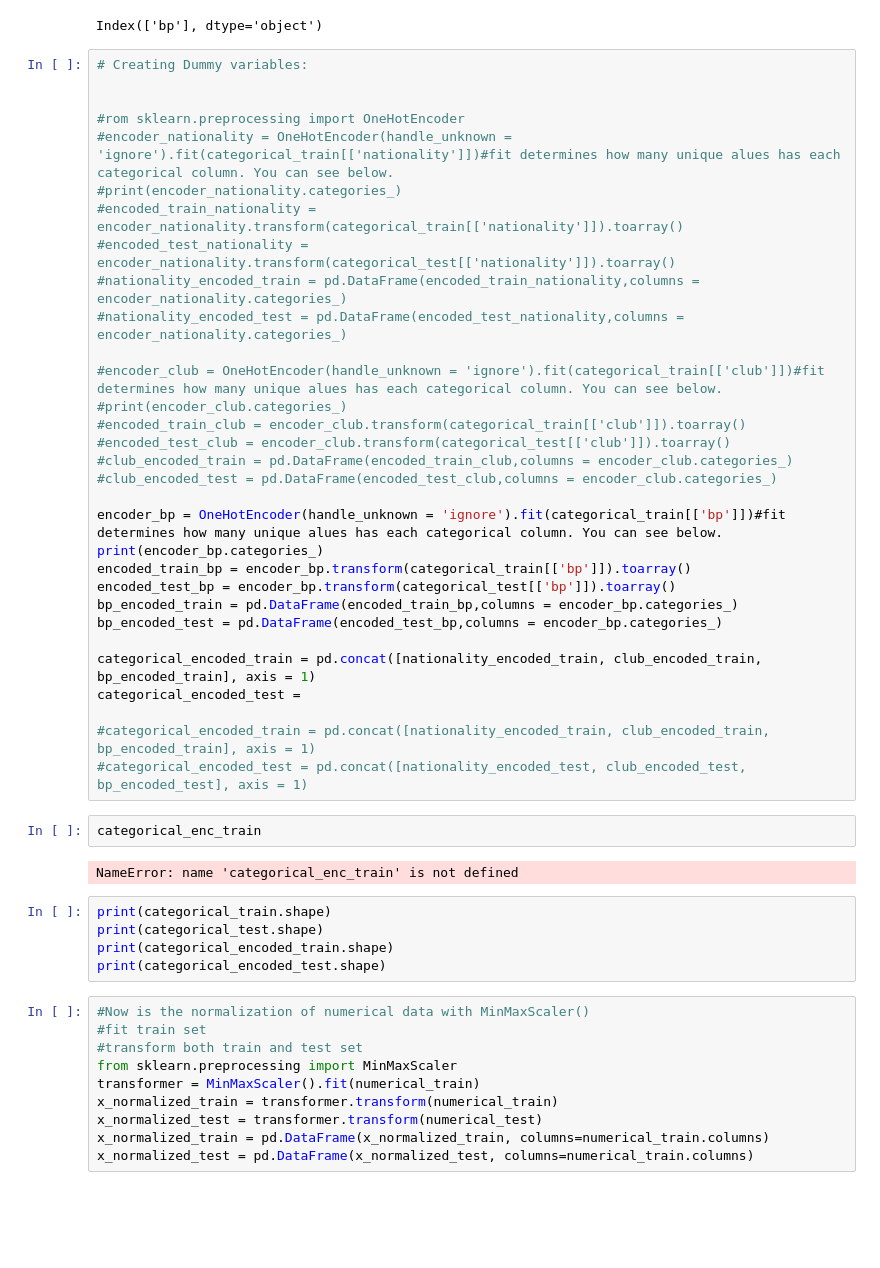
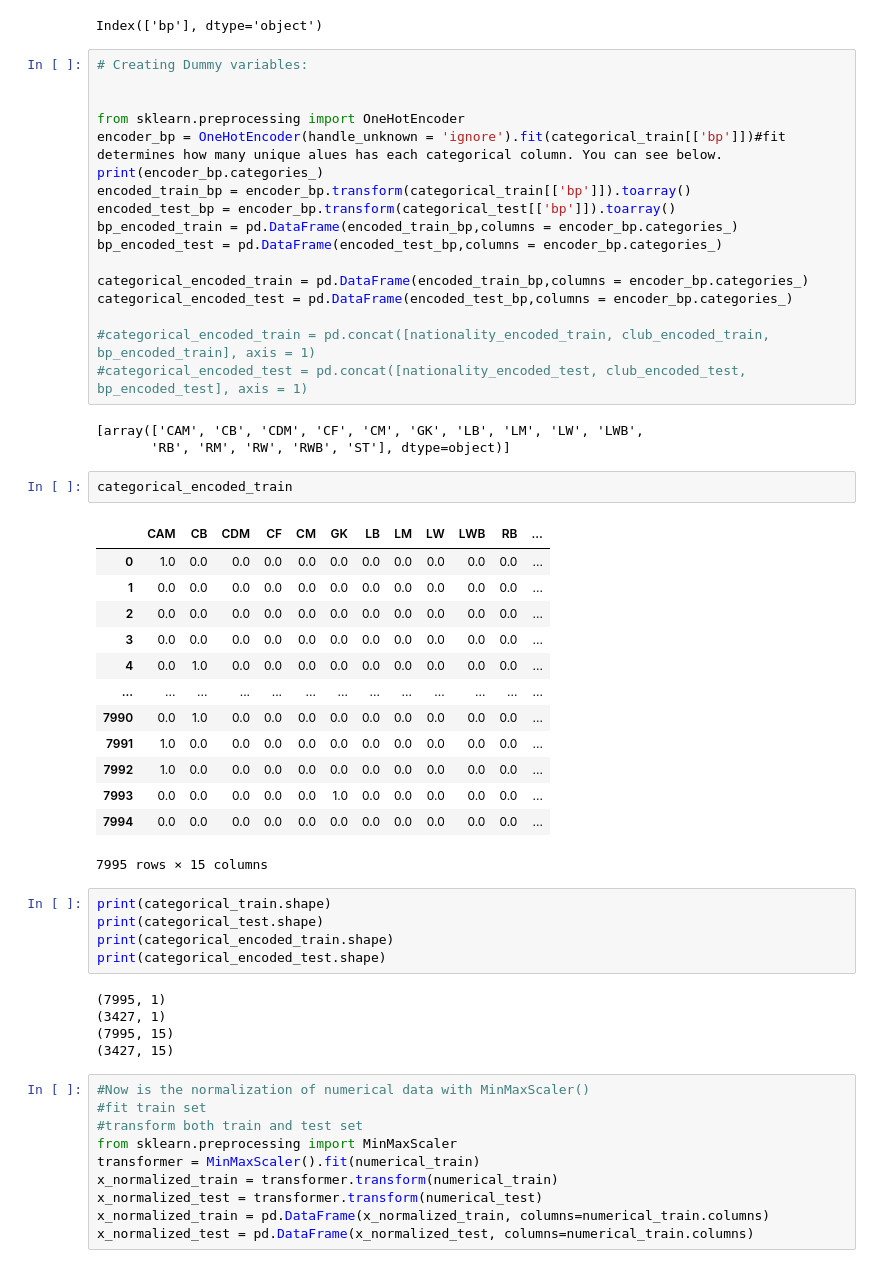
Before and after one commit to Rbrt05/Fifa_Challenge, a Jupyter notebook: team_fifa_final.ipynb, the cells around one changed output. Drawn from its saved outputs; the diff is of its cells as text; blank space fills up the shorter version.

```diff
--- a/team_fifa_final.ipynb
+++ b/team_fifa_final.ipynb
@@ -326,21 +327,7 @@ Index(['bp'], dtype='object')
 # Creating Dummy variables:
 
 
-#rom sklearn.preprocessing import OneHotEncoder
-#encoder_nationality = OneHotEncoder(handle_unknown = 'ignore').fit(categorical_train[['nationality']])#fit determines how many unique alues has each categorical column. You can see below.
-#print(encoder_nationality.categories_)
-#encoded_train_nationality = encoder_nationality.transform(categorical_train[['nationality']]).toarray()
-#encoded_test_nationality = encoder_nationality.transform(categorical_test[['nationality']]).toarray()
-#nationality_encoded_train = pd.DataFrame(encoded_train_nationality,columns = encoder_nationality.categories_)
-#nationality_encoded_test = pd.DataFrame(encoded_test_nationality,columns = encoder_nationality.categories_)
-
-#encoder_club = OneHotEncoder(handle_unknown = 'ignore').fit(categorical_train[['club']])#fit determines how many unique alues has each categorical column. You can see below.
-#print(encoder_club.categories_)
-#encoded_train_club = encoder_club.transform(categorical_train[['club']]).toarray()
-#encoded_test_club = encoder_club.transform(categorical_test[['club']]).toarray()
-#club_encoded_train = pd.DataFrame(encoded_train_club,columns = encoder_club.categories_)
-#club_encoded_test = pd.DataFrame(encoded_test_club,columns = encoder_club.categories_)
-
+from sklearn.preprocessing import OneHotEncoder
 encoder_bp = OneHotEncoder(handle_unknown = 'ignore').fit(categorical_train[['bp']])#fit determines how many unique alues has each categorical column. You can see below.
 print(encoder_bp.categories_)
 encoded_train_bp = encoder_bp.transform(categorical_train[['bp']]).toarray()
@@ -348,20 +335,40 @@ encoded_test_bp = encoder_bp.transform(categorical_test[['bp']]).toarray()
 bp_encoded_train = pd.DataFrame(encoded_train_bp,columns = encoder_bp.categories_)
 bp_encoded_test = pd.DataFrame(encoded_test_bp,columns = encoder_bp.categories_)
 
-categorical_encoded_train = pd.concat([nationality_encoded_train, club_encoded_train, bp_encoded_train], axis = 1)
-categorical_encoded_test =
+categorical_encoded_train = pd.DataFrame(encoded_train_bp,columns = encoder_bp.categories_)
+categorical_encoded_test = pd.DataFrame(encoded_test_bp,columns = encoder_bp.categories_)
 
 #categorical_encoded_train = pd.concat([nationality_encoded_train, club_encoded_train, bp_encoded_train], axis = 1)
 #categorical_encoded_test = pd.concat([nationality_encoded_test, club_encoded_test, bp_encoded_test], axis = 1)
+# %% [output]
+[array(['CAM', 'CB', 'CDM', 'CF', 'CM', 'GK', 'LB', 'LM', 'LW', 'LWB',
+       'RB', 'RM', 'RW', 'RWB', 'ST'], dtype=object)]
 # %%
-categorical_enc_train
+categorical_encoded_train
 # %% [output]
+|  | CAM | CB | CDM | CF | CM | GK | LB | LM | LW | LWB | RB | ... |
+| 0 | 1.0 | 0.0 | 0.0 | 0.0 | 0.0 | 0.0 | 0.0 | 0.0 | 0.0 | 0.0 | 0.0 | ... |
+| 1 | 0.0 | 0.0 | 0.0 | 0.0 | 0.0 | 0.0 | 0.0 | 0.0 | 0.0 | 0.0 | 0.0 | ... |
+| 2 | 0.0 | 0.0 | 0.0 | 0.0 | 0.0 | 0.0 | 0.0 | 0.0 | 0.0 | 0.0 | 0.0 | ... |
+| 3 | 0.0 | 0.0 | 0.0 | 0.0 | 0.0 | 0.0 | 0.0 | 0.0 | 0.0 | 0.0 | 0.0 | ... |
+| 4 | 0.0 | 1.0 | 0.0 | 0.0 | 0.0 | 0.0 | 0.0 | 0.0 | 0.0 | 0.0 | 0.0 | ... |
+| ... | ... | ... | ... | ... | ... | ... | ... | ... | ... | ... | ... | ... |
+| 7990 | 0.0 | 1.0 | 0.0 | 0.0 | 0.0 | 0.0 | 0.0 | 0.0 | 0.0 | 0.0 | 0.0 | ... |
+| 7991 | 1.0 | 0.0 | 0.0 | 0.0 | 0.0 | 0.0 | 0.0 | 0.0 | 0.0 | 0.0 | 0.0 | ... |
+| 7992 | 1.0 | 0.0 | 0.0 | 0.0 | 0.0 | 0.0 | 0.0 | 0.0 | 0.0 | 0.0 | 0.0 | ... |
+| 7993 | 0.0 | 0.0 | 0.0 | 0.0 | 0.0 | 1.0 | 0.0 | 0.0 | 0.0 | 0.0 | 0.0 | ... |
+| 7994 | 0.0 | 0.0 | 0.0 | 0.0 | 0.0 | 0.0 | 0.0 | 0.0 | 0.0 | 0.0 | 0.0 | ... |
-NameError: name 'categorical_enc_train' is not defined
+7995 rows × 15 columns
 # %%
 print(categorical_train.shape)
 print(categorical_test.shape)
 print(categorical_encoded_train.shape)
 print(categorical_encoded_test.shape)
+# %% [output]
+(7995, 1)
+(3427, 1)
+(7995, 15)
+(3427, 15)
 # %%
 #Now is the normalization of numerical data with MinMaxScaler()
 #fit train set
```
Also changed, not shown: parts of 12 cells of this notebook.
